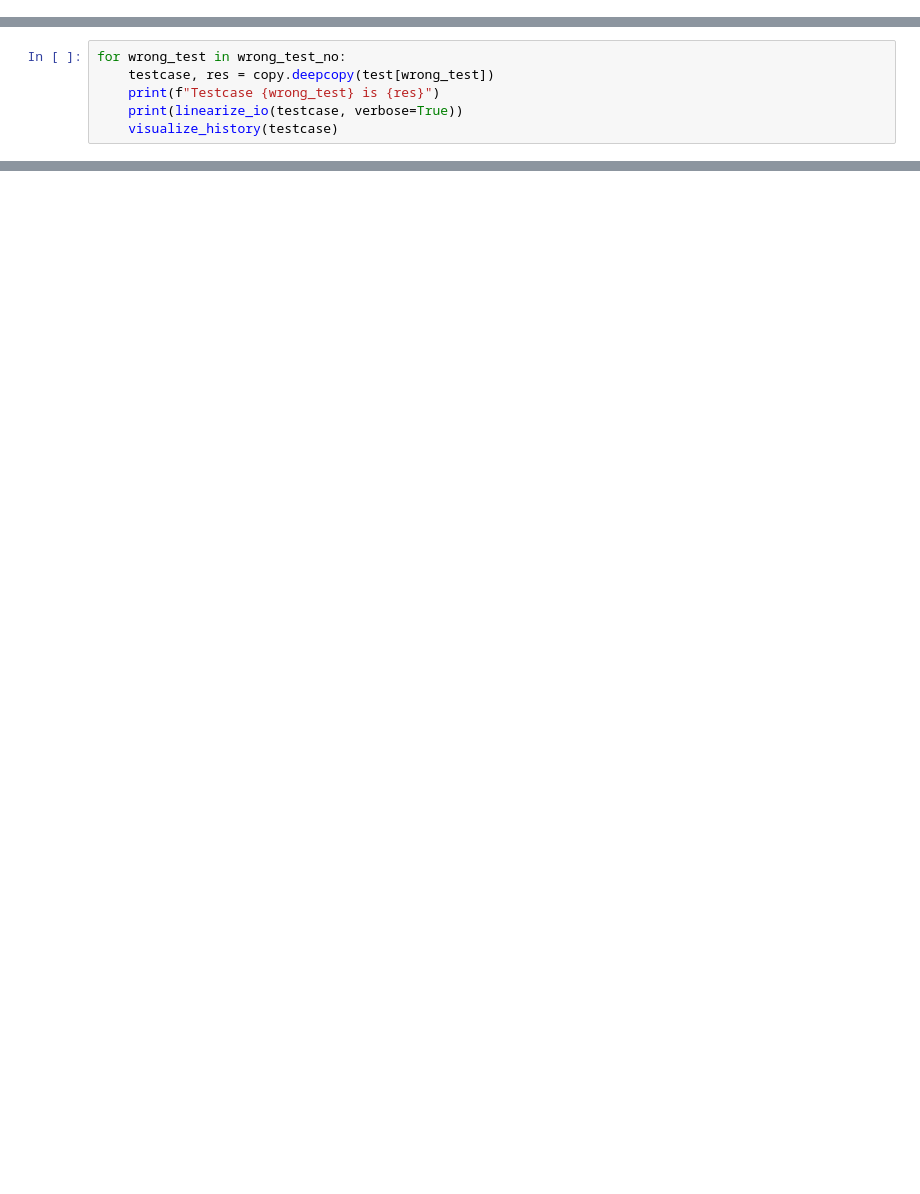
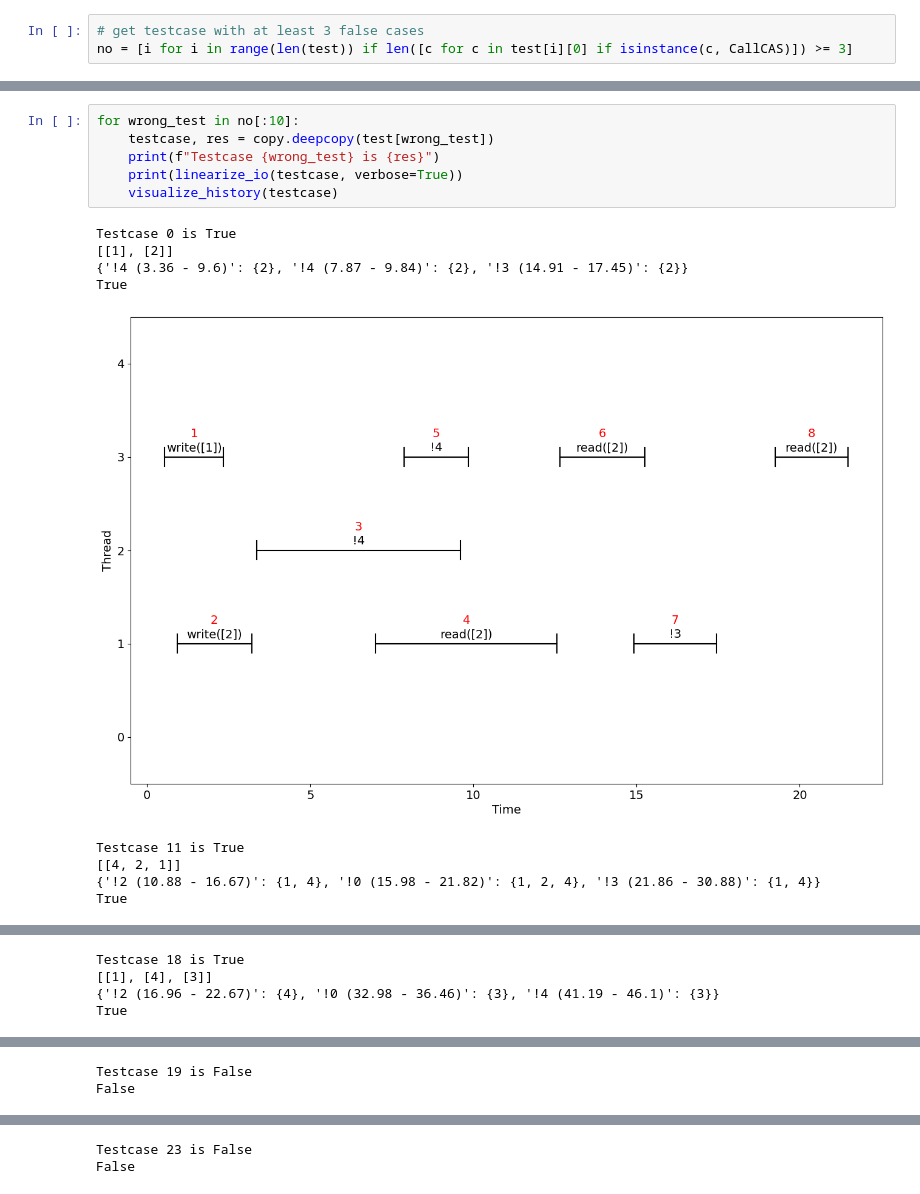
Before and after one commit to Pylyr/thesis-concurrency, a Jupyter notebook: linearization.ipynb, the cells around one changed output, grey strips where cells are left out. Drawn from its saved outputs; the diff is of its cells as text; blank space fills up the shorter version.

```diff
--- a/linearization.ipynb
+++ b/linearization.ipynb
@@ -230,0 +137,3 @@ First failed: 27078, 60450 ...
+# %%
+# get testcase with at least 3 false cases
+no = [i for i in range(len(test)) if len([c for c in test[i][0] if isinstance(c, CallCAS)]) >= 3]
@@ -251,6 +195,16 @@ visualize_history(testcase)
 # %%
-for wrong_test in wrong_test_no:
+for wrong_test in no[:10]:
     testcase, res = copy.deepcopy(test[wrong_test])
     print(f"Testcase {wrong_test} is {res}")
     print(linearize_io(testcase, verbose=True))
     visualize_history(testcase)
+# %% [output]
+Testcase 0 is True
+[[1], [2]]
+{'!4 (3.36 - 9.6)': {2}, '!4 (7.87 - 9.84)': {2}, '!3 (14.91 - 17.45)': {2}}
+True
+[figure, added]
+Testcase 11 is True
+[[4, 2, 1]]
+{'!2 (10.88 - 16.67)': {1, 4}, '!0 (15.98 - 21.82)': {1, 2, 4}, '!3 (21.86 - 30.88)': {1, 4}}
+True
@@ -256,0 +212,4 @@ for wrong_test in wrong_test_no:
+Testcase 18 is True
+[[1], [4], [3]]
+{'!2 (16.96 - 22.67)': {4}, '!0 (32.98 - 36.46)': {3}, '!4 (41.19 - 46.1)': {3}}
+True
@@ -256,0 +217,2 @@ for wrong_test in wrong_test_no:
+Testcase 19 is False
+False
@@ -256,0 +220,2 @@ for wrong_test in wrong_test_no:
+Testcase 23 is False
+False
```
Also changed, not shown: parts of 17 cells of this notebook, 6 other files.
